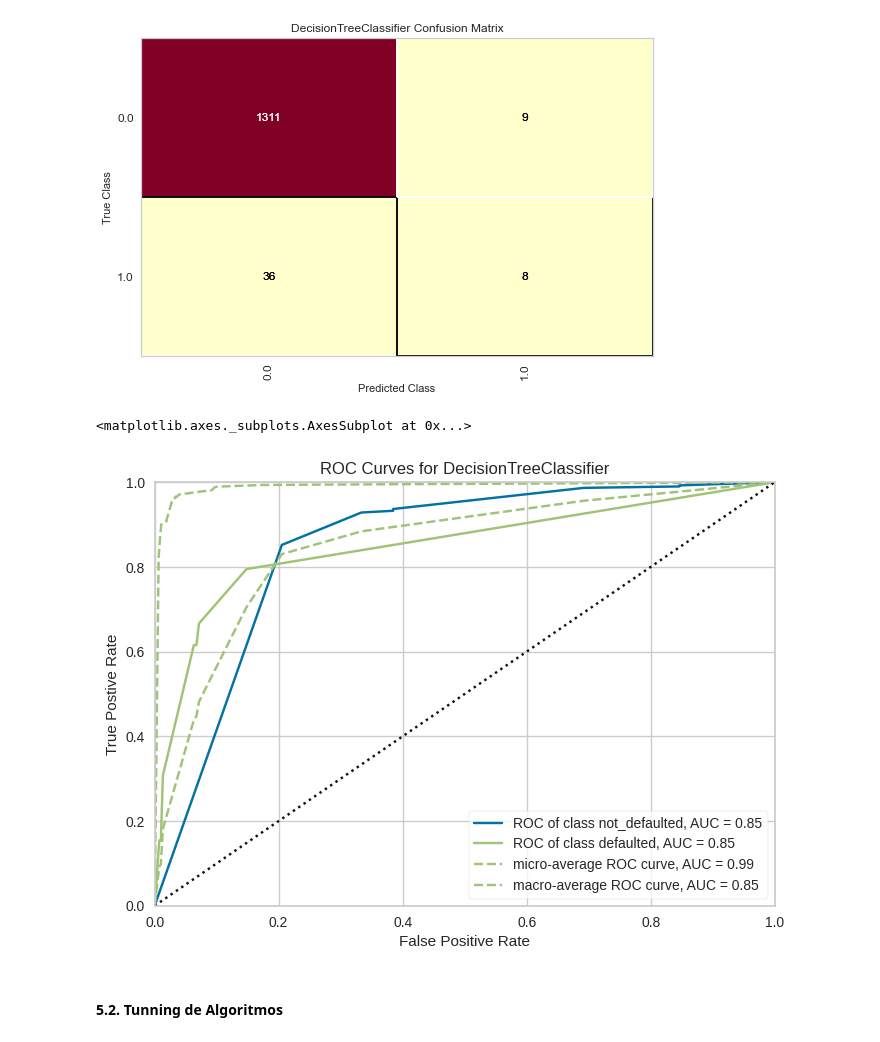
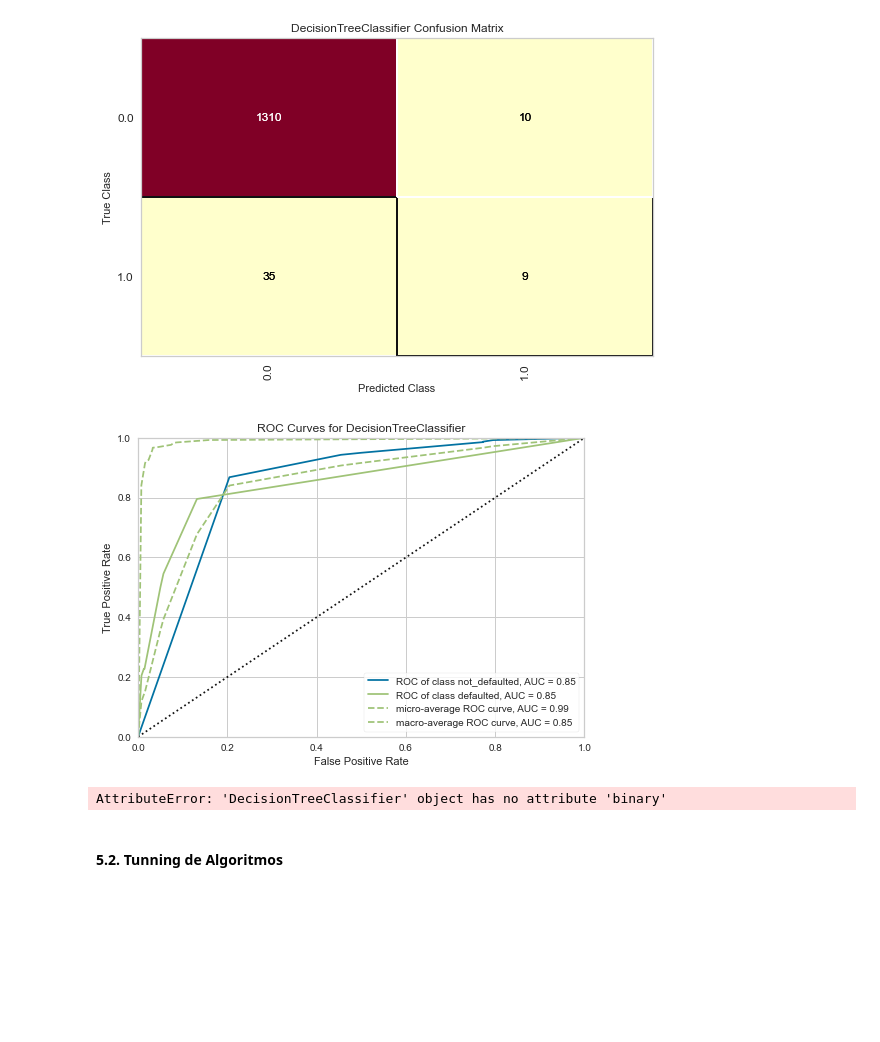
Before and after one commit to Project-ML-PUCP/BankruptcyTaiwan, a Jupyter notebook: 03. Codigo/03.1. Modeling - DT.ipynb, the cells around one changed output. Drawn from its saved outputs; the diff is of its cells as text; code cells hidden in the pictures; blank space fills up the shorter version.

Commit message:
Finalizado modelo DT

```diff
--- a/03. Codigo/03.1. Modeling - DT.ipynb
+++ b/03. Codigo/03.1. Modeling - DT.ipynb
@@ -66,5 +67,5 @@ y = dataset["flag"]
 # %%
 #Mediante el método "train_test_split" usaremos el 20% de la data para probar el modelo. El parámetro "random state" nos sirve para
 #poder replicar la misma separación
-x_train, x_test, y_train, y_test = train_test_split(x, y, test_size=0.2, random_state=0, stratify=y)
+X_train, X_test, y_train, y_test = train_test_split(x, y, test_size=0.2, random_state=0, stratify=y)
 # %%
@@ -77,6 +78,6 @@ Test shape: (1364, 94)
 #### 5.2. Algoritmos Machine Learning
 # %%
 #Entrenamos el árbol de clasificación
-model = DecisionTreeClassifier(max_depth=3)
-model.fit(x_train, y_train)
+model = DecisionTreeClassifier(max_depth=3,random_state=0,criterion="gini",splitter="best")
+model.fit(X_train, y_train)
 # %% [output]
@@ -99,10 +108,10 @@ viz.finalize()
 # %%
 # Curva ROC- AUC
 from yellowbrick.classifier.rocauc import roc_auc
-roc_auc(model, x_train, y_train, x_test=x_test, y_test=y_test, classes=['not_defaulted', 'defaulted'])
+roc_auc(model, X_train, y_train, X_test=X_test, y_test=y_test, classes=['not_defaulted', 'defaulted'])
 # %% [output]
+[figure, new version]
-<matplotlib.axes._subplots.AxesSubplot at 0x...>
+AttributeError: 'DecisionTreeClassifier' object has no attribute 'binary'
-[figure, old version]
 # %% [markdown]
 #### 5.2. Tunning de Algoritmos
 # %%
```
Also changed, not shown: parts of 12 cells of this notebook, 1 other file.
